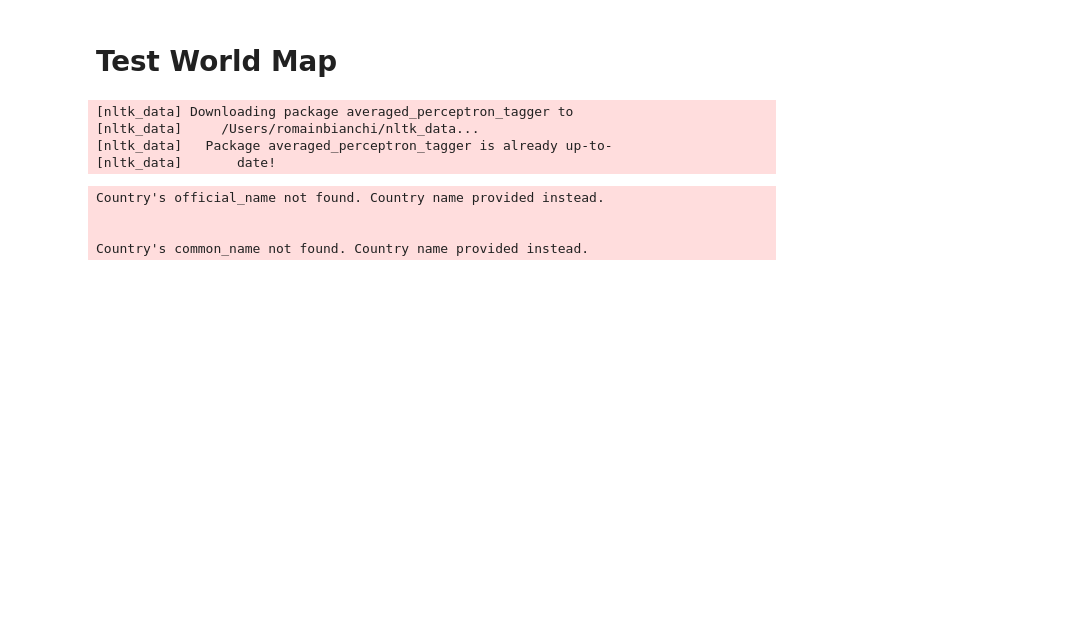
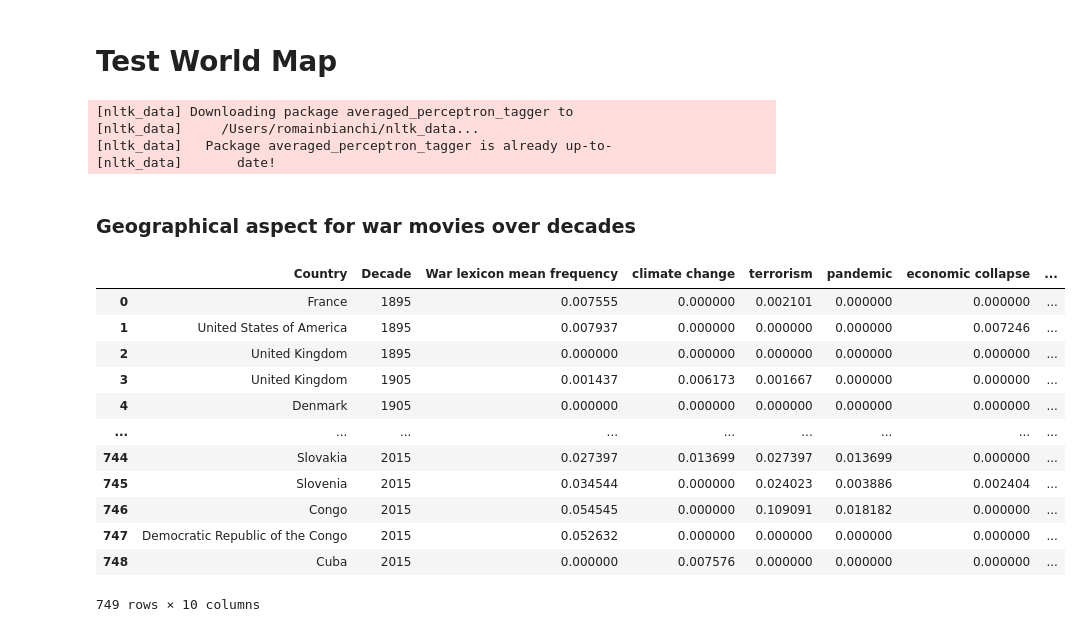
Before and after one commit to epfl-ada/ada-2023-project-workingteam2023, a Jupyter notebook: exploration/main.ipynb, the cells around one changed output. Cells and saved outputs as stored; diff of their text form; code cells hidden in the pictures; blank space fills up the shorter version.

```diff
--- a/exploration/main.ipynb
+++ b/exploration/main.ipynb
@@ -1222,6 +1222,8 @@ fig.update_layout(
 fig.write_html("world_map_all.html")
 
 fig.show()
+# %% [markdown]
+### Geographical aspect for war movies over decades
 # %%
 # Evolution by year by country
 
@@ -1248,41 +1250,56 @@ category_freq_by_country_year['Decade'] = category_freq_by_country_year['Movie r
 category_freq_by_country_year = category_freq_by_country_year.groupby(['Movie countries', 'Decade'])[fear_categories].mean()
 category_freq_by_country_year = category_freq_by_country_year.reset_index()
 category_freq_by_country_year = category_freq_by_country_year.sort_values(['Decade'])
 
 
 ### Merge movie_country_count and category_freq_by_country_year_test on decade and continent
 category_freq_by_country_year = pd.merge(category_freq_by_country_year, movie_count_by_country_year, on=['Decade', 'Movie countries'], how='left')
 
 
 # Define category
 category = 'war'
 
-max_size = category_freq_by_country_year[category].max() / 2
+max_size = category_freq_by_country_year[category].max()
 max_color = category_freq_by_country_year['Number movies'].max()
-scale = 1000
+scale = 500
 
 # Rename columns for plotly
-category_freq_by_counutry_year_disp = category_freq_by_country_year.rename(columns={'Movie release date': 'Year', 'Movie countries': 'Country'})
+category_freq_by_country_year= category_freq_by_country_year.rename(columns={'Movie countries': 'Country', 'war': 'War lexicon mean frequency' })
+display(category_freq_by_country_year)
 
 fig = px.scatter_geo(category_freq_by_country_year,
                      locationmode = 'country names',
-                     locations="Movie countries",
+                     locations="Country",
                      color="Number movies",
-                     hover_name="Movie countries",
+                     hover_name="Country",
                      animation_frame="Decade",
                      projection="natural earth",
-                     size = category,
+                     size = "War lexicon mean frequency",
                      size_max=max_size*scale,
                      range_color=[0, max_color],
-                     animation_group=category,
+                     animation_group="War lexicon mean frequency",
                      )
 
 
 
 
-fig.write_html("test_map.html")
+fig.write_html("worldmap_time_country.html")
 
 fig.show()
+# %% [output]
+|  | Country | Decade | War lexicon mean frequency | climate change | terrorism | pandemic | economic collapse | ... |
+| 0 | France | 1895 | 0.007555 | 0.000000 | 0.002101 | 0.000000 | 0.000000 | ... |
+| 1 | United States of America | 1895 | 0.007937 | 0.000000 | 0.000000 | 0.000000 | 0.007246 | ... |
+| 2 | United Kingdom | 1895 | 0.000000 | 0.000000 | 0.000000 | 0.000000 | 0.000000 | ... |
+| 3 | United Kingdom | 1905 | 0.001437 | 0.006173 | 0.001667 | 0.000000 | 0.000000 | ... |
+| 4 | Denmark | 1905 | 0.000000 | 0.000000 | 0.000000 | 0.000000 | 0.000000 | ... |
+| ... | ... | ... | ... | ... | ... | ... | ... | ... |
+| 744 | Slovakia | 2015 | 0.027397 | 0.013699 | 0.027397 | 0.013699 | 0.000000 | ... |
+| 745 | Slovenia | 2015 | 0.034544 | 0.000000 | 0.024023 | 0.003886 | 0.002404 | ... |
+| 746 | Congo | 2015 | 0.054545 | 0.000000 | 0.109091 | 0.018182 | 0.000000 | ... |
+| 747 | Democratic Republic of the Congo | 2015 | 0.052632 | 0.000000 | 0.000000 | 0.000000 | 0.000000 | ... |
+| 748 | Cuba | 2015 | 0.000000 | 0.007576 | 0.000000 | 0.000000 | 0.000000 | ... |
+749 rows × 10 columns
 # %%
 # Evolution by year grouped by continent
 
@@ -1342,6 +1359,9 @@ max_size = category_freq_by_continent_year[category].max()
 max_color = category_freq_by_continent_year['Number movies'].max()
 scale = 500
 
+# Rename columns for plotly
+category_freq_by_continent_year= category_freq_by_continent_year.rename(columns={'Continent': 'Continent', 'war': 'War lexicon mean frequency'})
+
 fig = px.scatter_geo(category_freq_by_continent_year,
                      locationmode = 'country names',
                      locations="location country",
@@ -1349,19 +1369,14 @@ fig = px.scatter_geo(category_freq_by_continent_year,
                      hover_name="Continent",
                      animation_frame="Decade",
                      projection="natural earth",
-                     size = category,
+                     size = "War lexicon mean frequency",
                      size_max=max_size*scale,
                      range_color=[0, max_color],
-                     animation_group=category,
+                     animation_group="War lexicon mean frequency",
                      )
 
 
 
-fig.write_html("test_map.html")
+fig.write_html("worldmap_time_continent.html")
 
 fig.show()
-# %% [output]
-Country's official_name not found. Country name provided instead.
-
-
-Country's common_name not found. Country name provided instead.
```
Also changed, not shown: 1 other file.
